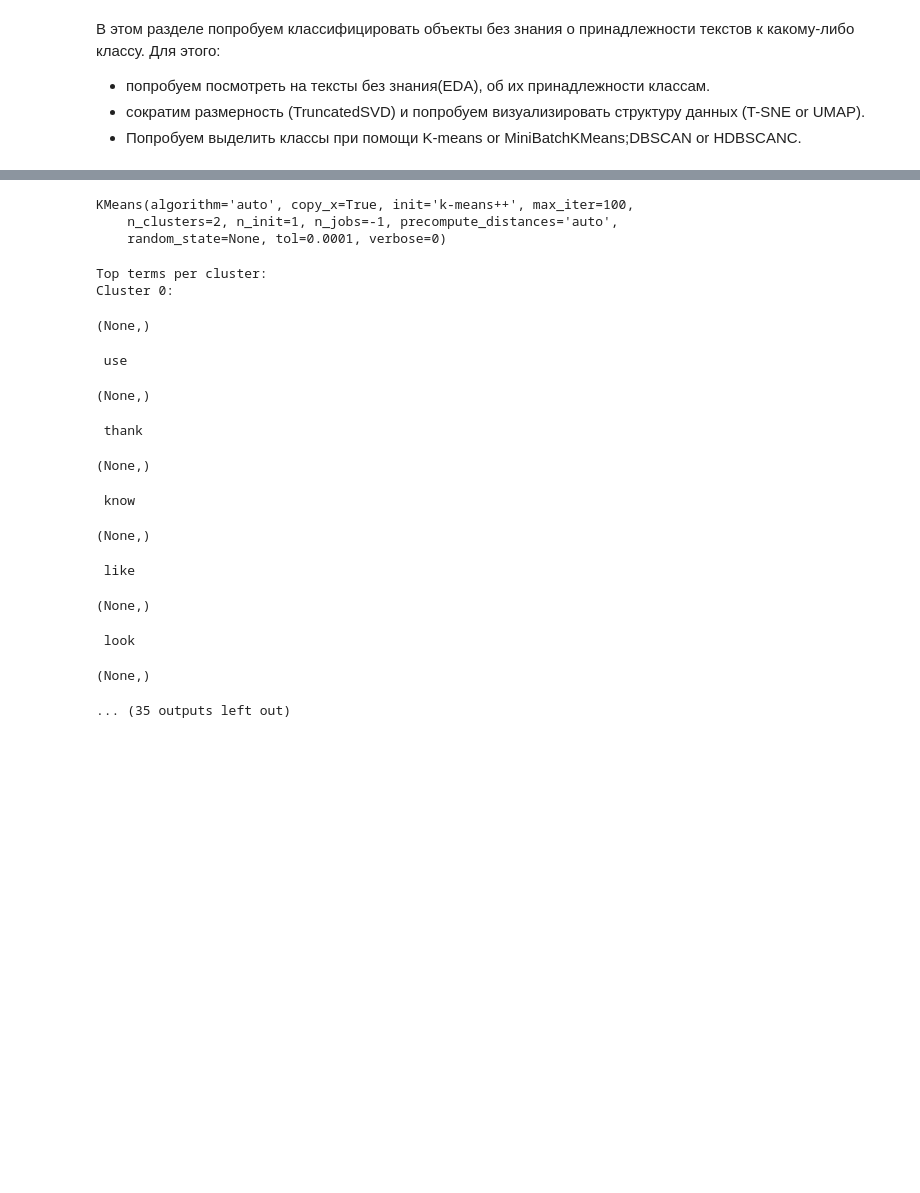
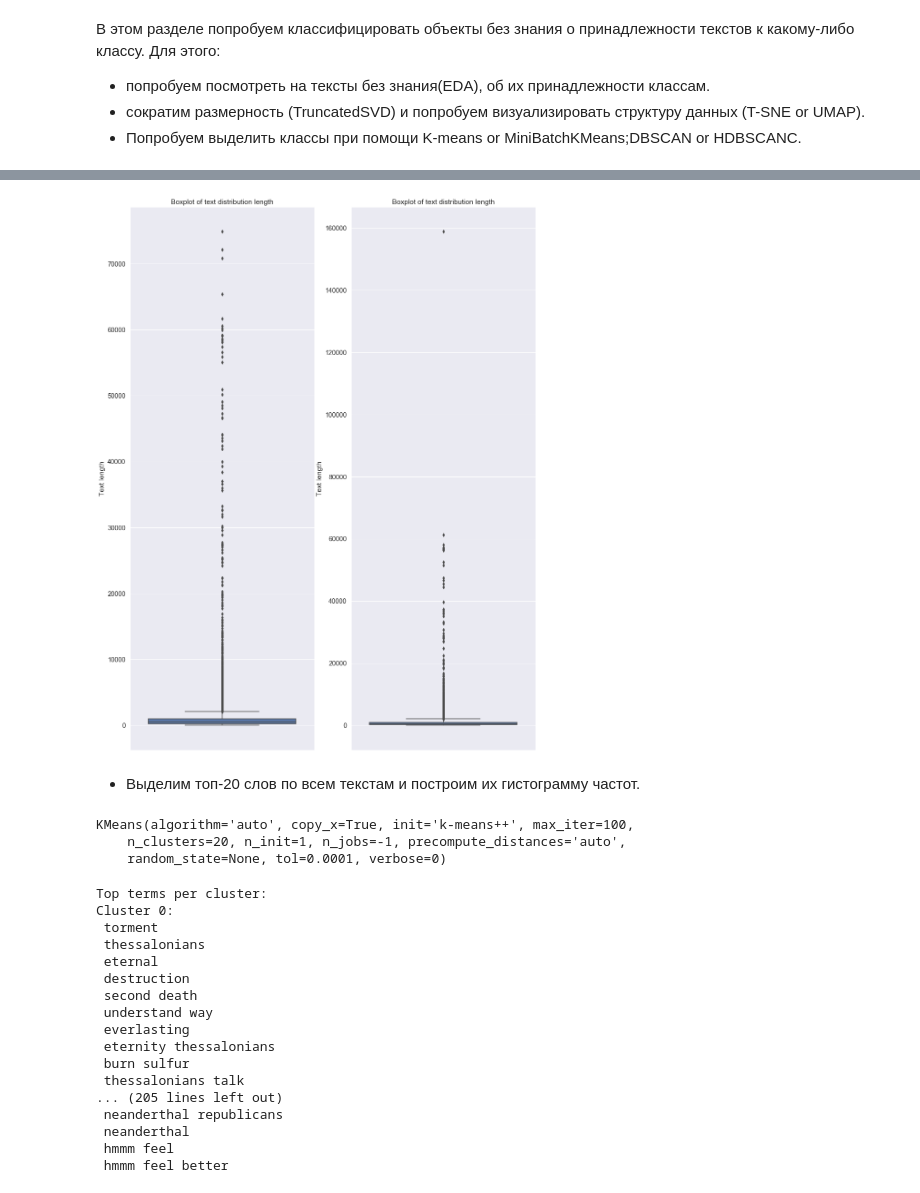
Before and after one commit to Espad/DS_5, a Jupyter notebook: Texts_Classification.ipynb, the cells around one changed output, grey strips where cells are left out. Saved outputs shown, nothing was run; the diff lists cells and outputs as text; code cells hidden in the pictures; blank space fills up the shorter version.

```diff
--- a/Texts_Classification.ipynb
+++ b/Texts_Classification.ipynb
@@ -970,12 +1036,27 @@ Try to use LDA Ссылки на внешний сайт.from Gensim and pyLDAvi
+# %%
+plt.figure(figsize=(16,22))
+plt.subplot(1,2,1)
+sns.boxplot(y = df_texts[df_texts.text_type == 'train'].text_len)
+plt.ylabel('Text length');
+plt.title("Boxplot of text distribution length");
+plt.subplot(1,2,2)
+sns.boxplot(y = df_texts[df_texts.text_type == 'test'].text_len)
+plt.ylabel('Text length');
+plt.title("Boxplot of text distribution length");
+plt.show();
+# %% [output]
+[figure, added]
+# %% [markdown]
+- Выделим топ-20 слов по всем текстам и построим их гистограмму частот.
 # %%
 from sklearn.cluster import KMeans
 # %%
-k_clusters = 2 # Number of Centroids we want.
+k_clusters = 20 # Number of Centroids we want.
 model = KMeans(n_clusters=k_clusters, max_iter=100, n_init=1,n_jobs=-1)
 model.fit(vectorised_train_documents)
 # %% [output]
 KMeans(algorithm='auto', copy_x=True, init='k-means++', max_iter=100,
-    n_clusters=2, n_init=1, n_jobs=-1, precompute_distances='auto',
+    n_clusters=20, n_init=1, n_jobs=-1, precompute_distances='auto',
     random_state=None, tol=0.0001, verbose=0)
 # %%
 print("Top terms per cluster:")
@@ -986,26 +1067,31 @@ for i in range(k_clusters):
     for ind in order_centroids[i, :10]:
         print(' %s' % terms[ind]),
     print
-print("\n")
+
+
+'''print("\n")
 print("Prediction")
 Y = vectorizer.transform(["This Motorbike has the best chain"])# Enter phrase to predict
 prediction = model.predict(Y)
 print(prediction)
 Y = vectorizer.transform(["Turkey is close to Israel"])
 prediction = model.predict(Y)
-print(prediction)
+print(prediction)''';
 # %% [output]
 Top terms per cluster:
 Cluster 0:
+ torment
+ thessalonians
+ eternal
+ destruction
+ second death
+ understand way
+ everlasting
+ eternity thessalonians
+ burn sulfur
+ thessalonians talk
+... (205 lines left out)
+ neanderthal republicans
+ neanderthal
+ hmmm feel
+ hmmm feel better
-(None,)
- use
-(None,)
- thank
-(None,)
- know
-(None,)
- like
-(None,)
- look
-(None,)
-... (35 outputs left out)
```
Also changed, not shown: parts of 7 cells of this notebook.
